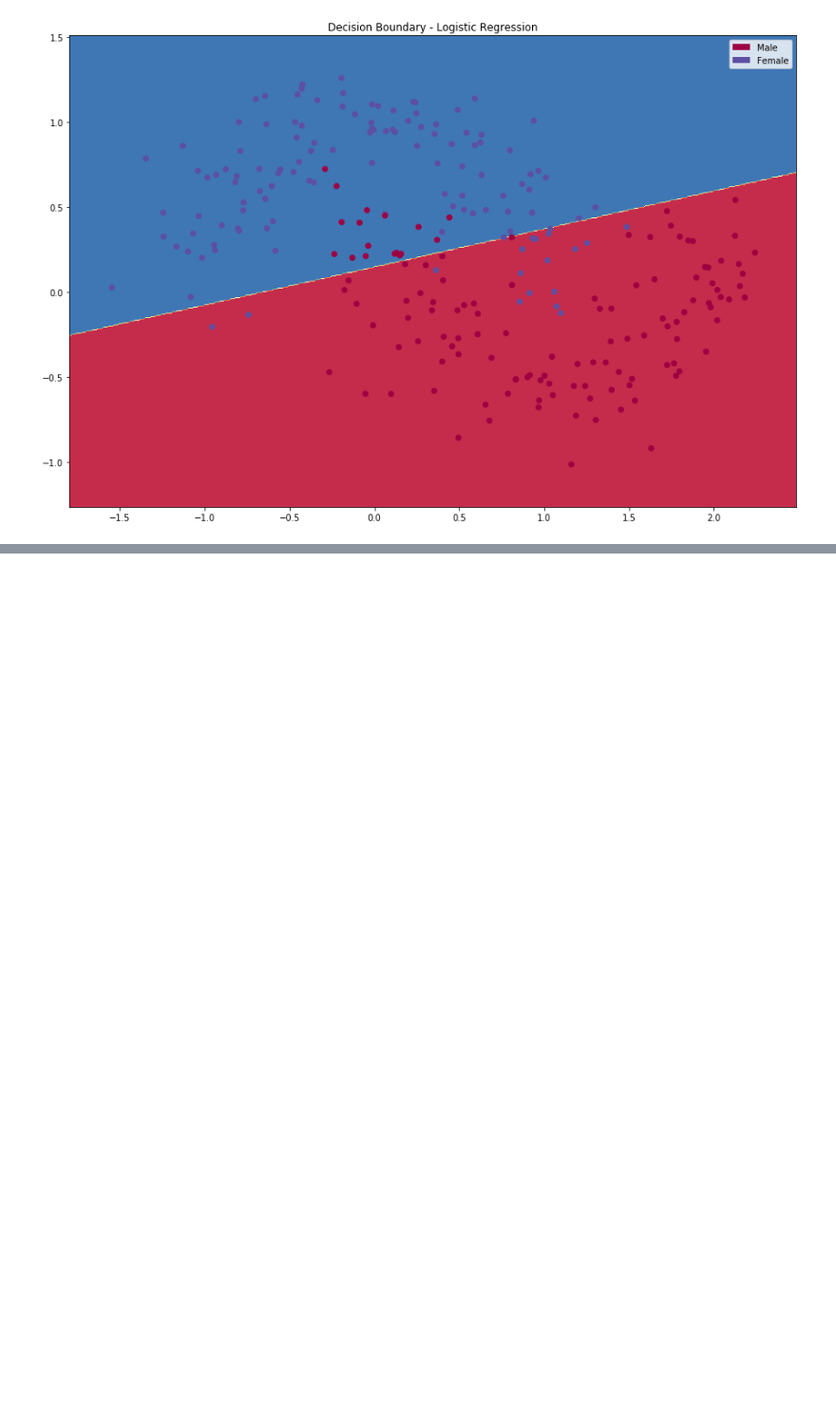
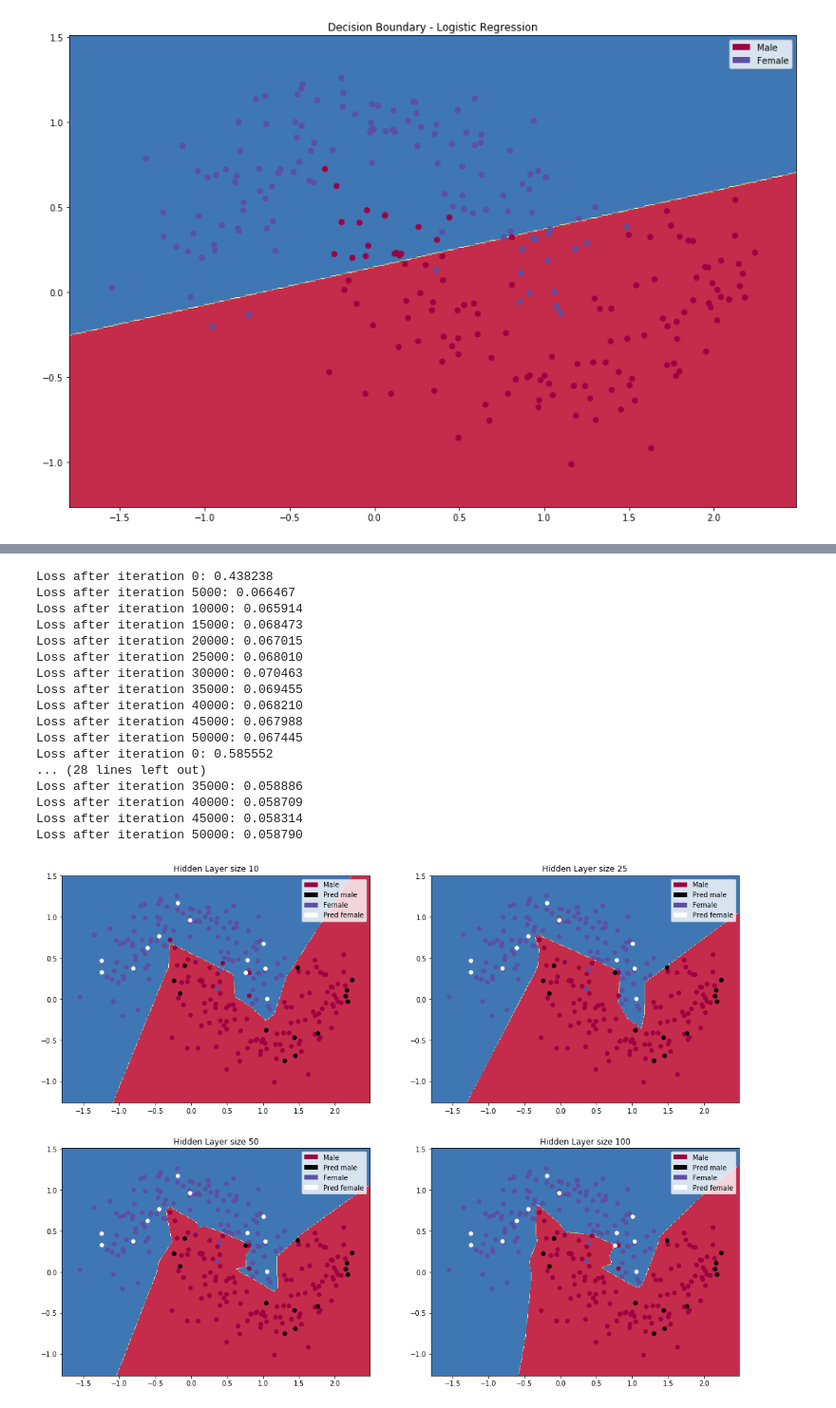
Before and after one commit to FD253/wildml, a Jupyter notebook: nn-from-scratch.ipynb, the cells around one changed output, grey strips where cells are left out. Shown at 95% size. Drawn from its saved outputs; the diff is of its cells as text; code cells hidden in the pictures; blank space fills up the shorter version.

```diff
--- a/nn-from-scratch.ipynb
+++ b/nn-from-scratch.ipynb
@@ -260,0 +333,34 @@ Loss after iteration 50000: 6.023546
+# %%
+# Full batch and lower lr
+
+plt.figure(figsize=(18, 36))
+hidden_sizes = [10, 25, 50, 100]
+
+for i, hidden_size in enumerate(hidden_sizes):
+    plt.subplot(5, 2, i+1)
+    plt.title('Hidden Layer size %d' % hidden_size)
+    model = make_model(X_train, y_train, 50001, hidden_sizes[i], lr=0.01, print_loss=5000)
+    predictions = predict(model, X_test)
+    plot_decision_boundary(lambda x: predict(model, x))
+    plt.scatter(X_test[:,0], X_test[:,1], s=30, c=predictions, cmap=plt.cm.binary)
+    show_legend()
+plt.show()
+# %% [output]
+Loss after iteration 0: 0.438238
+Loss after iteration 5000: 0.066467
+Loss after iteration 10000: 0.065914
+Loss after iteration 15000: 0.068473
+Loss after iteration 20000: 0.067015
+Loss after iteration 25000: 0.068010
+Loss after iteration 30000: 0.070463
+Loss after iteration 35000: 0.069455
+Loss after iteration 40000: 0.068210
+Loss after iteration 45000: 0.067988
+Loss after iteration 50000: 0.067445
+Loss after iteration 0: 0.585552
+... (28 lines left out)
+Loss after iteration 35000: 0.058886
+Loss after iteration 40000: 0.058709
+Loss after iteration 45000: 0.058314
+Loss after iteration 50000: 0.058790
+[figure, added]
```
Also changed, not shown: parts of 9 cells of this notebook.
